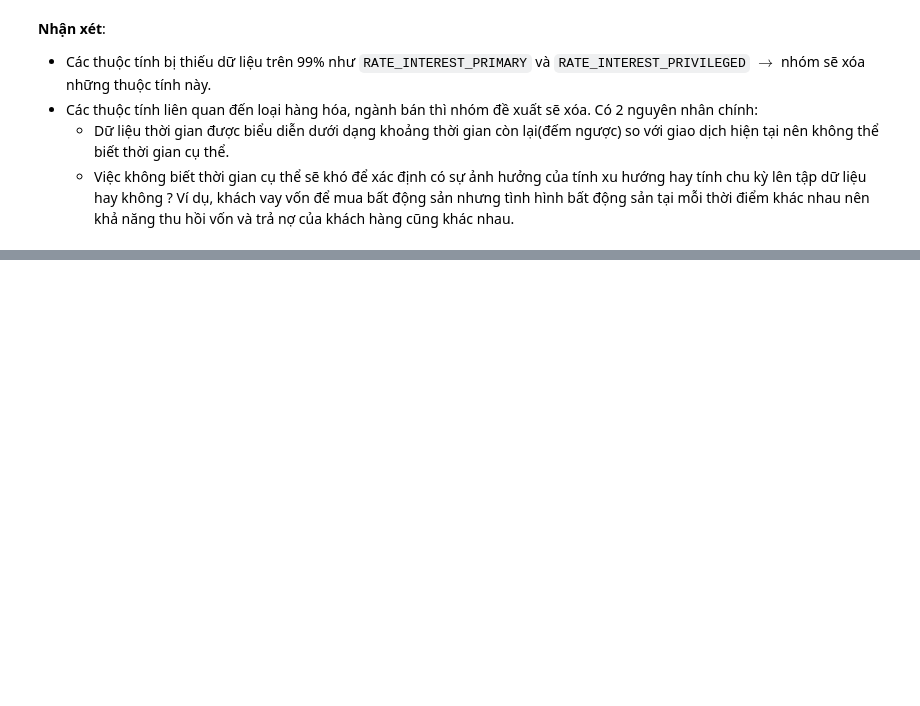
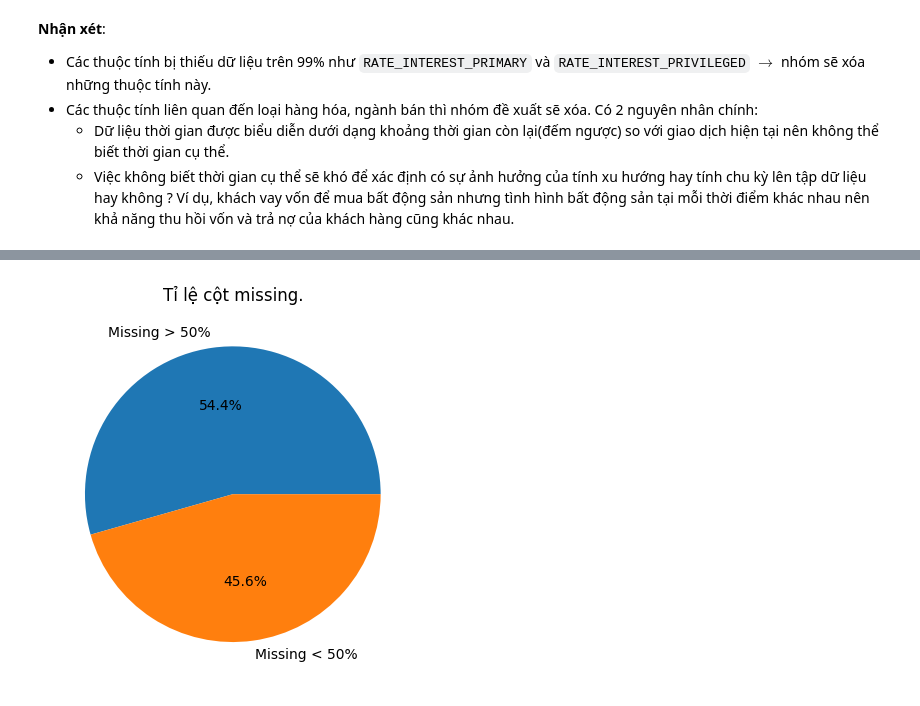
Before and after one commit to ShinNgao12/KHDL-UD, a Jupyter notebook: seminar/Final Project.ipynb, the cells around one changed output, grey strips where cells are left out. Drawn from its saved outputs; the diff is of its cells as text; code cells hidden in the pictures; blank space fills up the shorter version.

```diff
--- a/seminar/Final Project.ipynb
+++ b/seminar/Final Project.ipynb
@@ -615,0 +743,8 @@ plt.show()
+# %%
+miss_than_50 = (missing_values['% of Total Values'] > 50).value_counts()
+miss_than_50.rename(index={True: 'Missing > 50%', False: 'Missing < 50%'}, inplace=True)
+plt.pie(miss_than_50, labels=miss_than_50.index, autopct="%1.1f%%")
+plt.title("Tỉ lệ cột missing.")
+plt.show()
+# %% [output]
+[figure, added]
```
Also changed, not shown: parts of 48 cells of this notebook.
